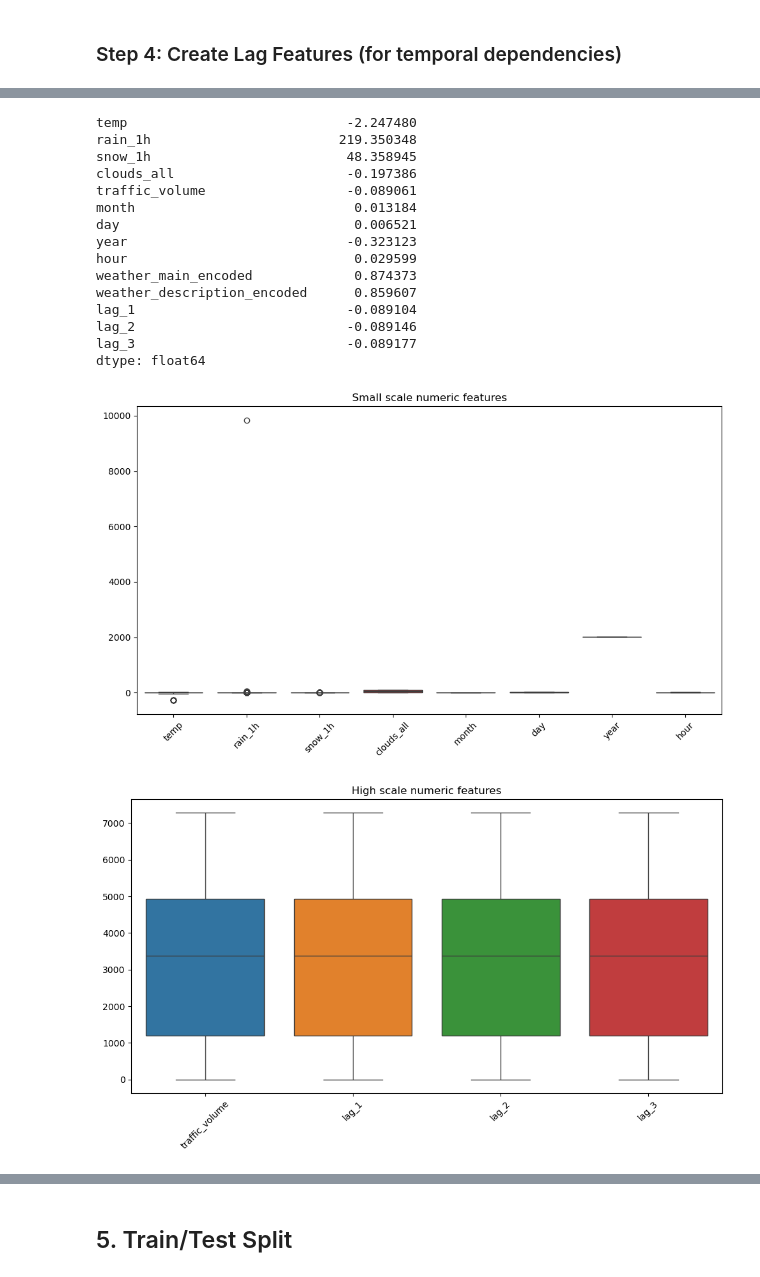
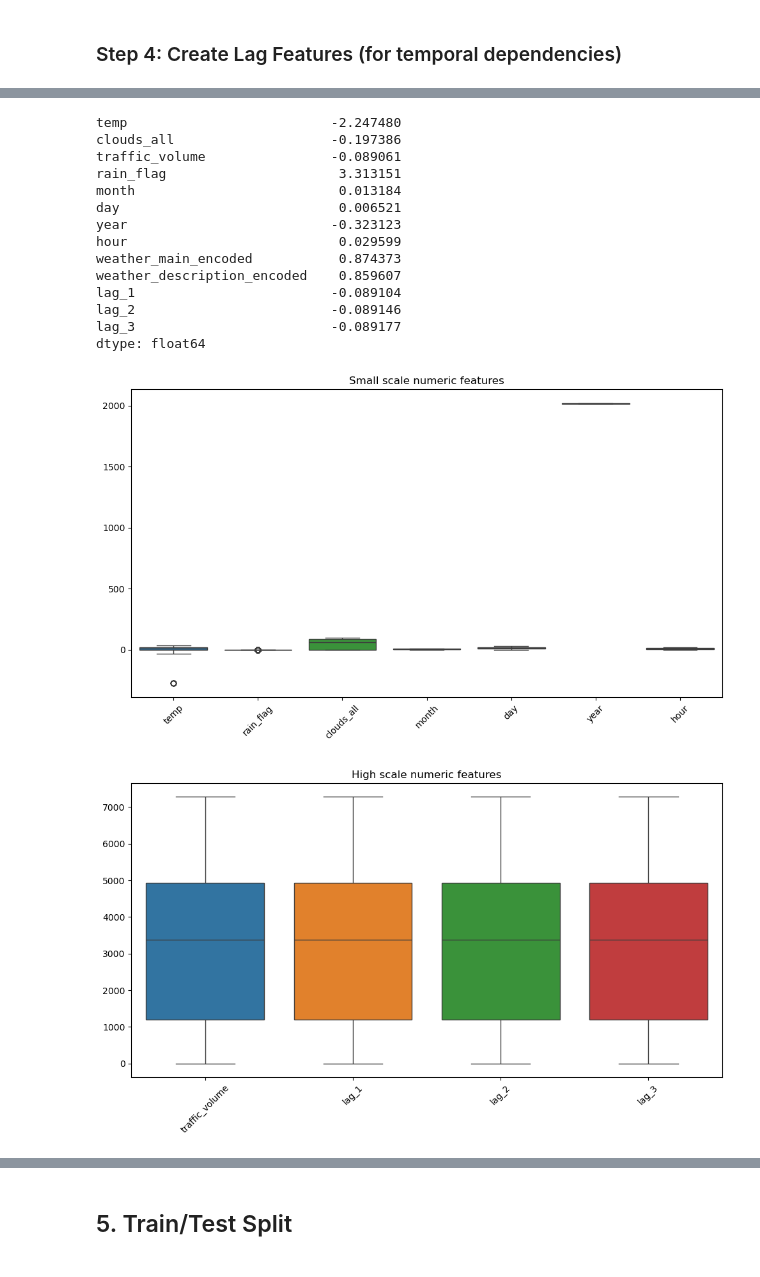
Before and after one commit to jojtkl/Traffic-volume-prediction-Using-ML, a Jupyter notebook: Traffic prediction.ipynb, the cells around one changed output, grey strips where cells are left out. Cells and saved outputs as stored; diff of their text form; code cells hidden in the pictures.

```diff
--- a/Traffic prediction.ipynb
+++ b/Traffic prediction.ipynb
@@ -199,6 +199,8 @@ snow_flag
 Name: proportion, dtype: float64
 # %% [markdown]
 *** since 99.87 percentage of this value is zero just negglecting this column
+# %%
+DF = DF.drop(columns=['snow_flag'], errors='ignore')
 # %%
 DF.shape
 # %% [output]
@@ -550,45 +514,44 @@ DF2
 # %%
 DF2.skew(numeric_only=True)
 # %% [output]
-temp                            -2.247480
-rain_1h                        219.350348
-snow_1h                         48.358945
-clouds_all                      -0.197386
-traffic_volume                  -0.089061
-month                            0.013184
-day                              0.006521
-year                            -0.323123
-hour                             0.029599
-weather_main_encoded             0.874373
-weather_description_encoded      0.859607
-lag_1                           -0.089104
-lag_2                           -0.089146
-lag_3                           -0.089177
+temp                          -2.247480
+clouds_all                    -0.197386
+traffic_volume                -0.089061
+rain_flag                      3.313151
+month                          0.013184
+day                            0.006521
+year                          -0.323123
+hour                           0.029599
+weather_main_encoded           0.874373
+weather_description_encoded    0.859607
+lag_1                         -0.089104
+lag_2                         -0.089146
+lag_3                         -0.089177
 dtype: float64
 # %%
 import matplotlib.pyplot as plt
 import seaborn as sns
 
 num_df = DF2.select_dtypes(include='number')
 
-small = num_df[['temp','rain_1h','snow_1h','clouds_all','month','day','year','hour']]
+small = num_df[['temp','rain_flag','clouds_all','month','day','year','hour']]
 big   = num_df[['traffic_volume','lag_1','lag_2','lag_3']]
 
 plt.figure(figsize=(10,6))
 sns.boxplot(data=small)
 plt.title("Small scale numeric features")
 plt.xticks(rotation=45)
 plt.tight_layout()
 plt.show()
 
 plt.figure(figsize=(10,6))
 sns.boxplot(data=big)
 plt.title("High scale numeric features")
 plt.xticks(rotation=45)
 plt.tight_layout()
 plt.show()
 # %% [output]
-[figure, old version]
+[figure, new version]
 [figure]
 # %%
 # First, let's check the current state
```
Also changed, not shown: parts of 35 cells of this notebook.
